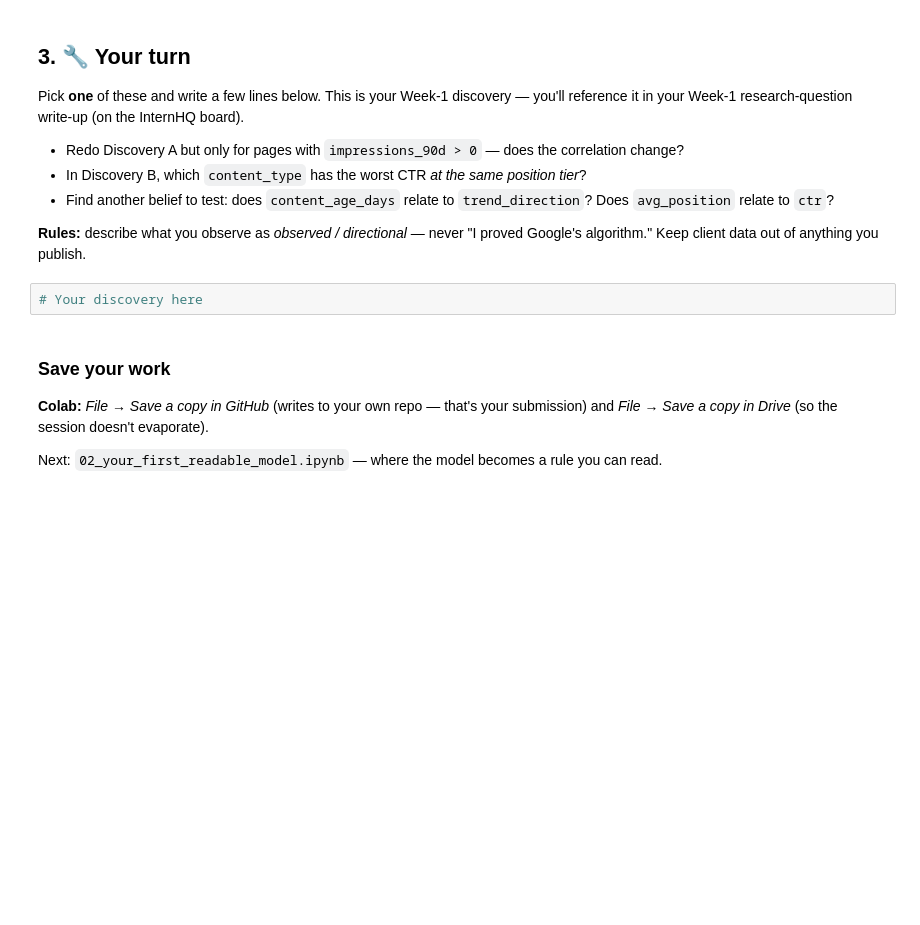
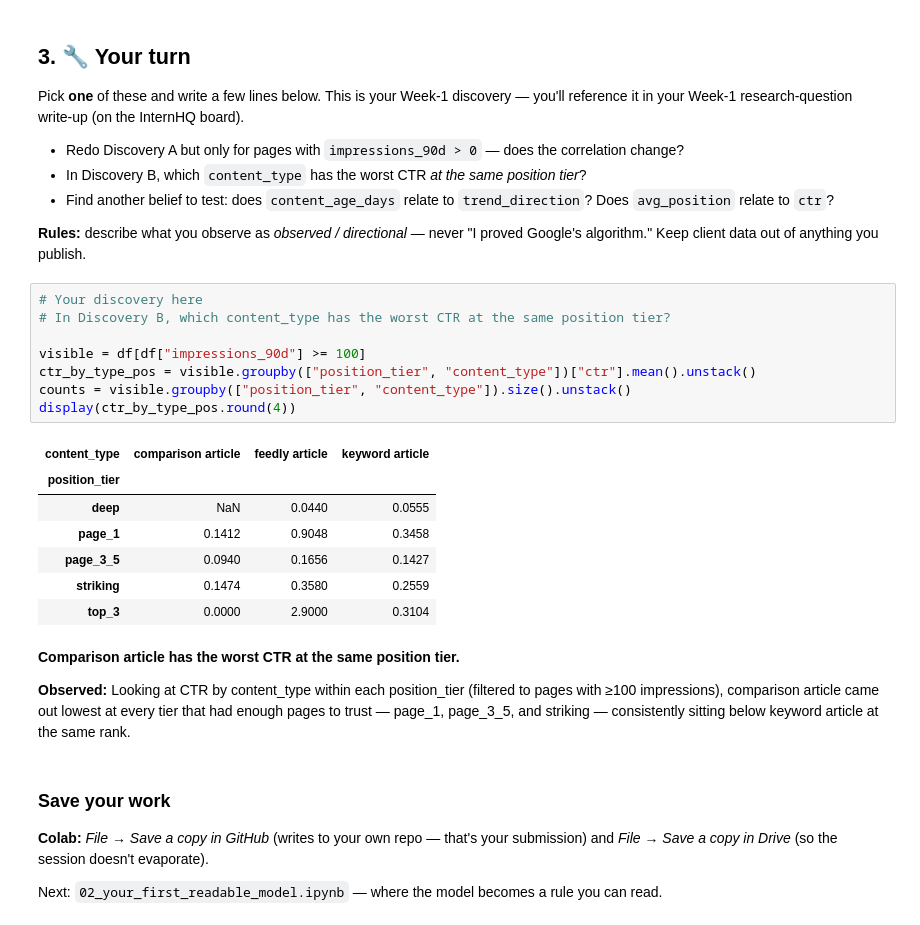
Before and after one commit to Fahad-Alam-Jamal/Flyrank_ML_Internship, a Jupyter notebook: notebooks/01_first_look_and_discovery.ipynb, the cells around one changed output. Saved outputs shown, nothing was run; the diff lists cells and outputs as text; blank space fills up the shorter version.

```diff
--- a/notebooks/01_first_look_and_discovery.ipynb
+++ b/notebooks/01_first_look_and_discovery.ipynb
@@ -97,8 +153,26 @@ Pick **one** of these and write a few lines below. This is your Week-1 discovery
 - Find another belief to test: does `content_age_days` relate to `trend_direction`? Does `avg_position` relate to `ctr`?
 
 **Rules:** describe what you observe as *observed / directional* — never "I proved Google's algorithm." Keep client data out of anything you publish.
-# %%
-# Your discovery here
+# %%
+# Your discovery here
+# In Discovery B, which content_type has the worst CTR at the same position tier?
+
+visible = df[df["impressions_90d"] >= 100]
+ctr_by_type_pos = visible.groupby(["position_tier", "content_type"])["ctr"].mean().unstack()
+counts = visible.groupby(["position_tier", "content_type"]).size().unstack()
+display(ctr_by_type_pos.round(4))
+# %% [output]
+| content_type | comparison article | feedly article | keyword article |
+| position_tier |  |  |  |
+| deep | NaN | 0.0440 | 0.0555 |
+| page_1 | 0.1412 | 0.9048 | 0.3458 |
+| page_3_5 | 0.0940 | 0.1656 | 0.1427 |
+| striking | 0.1474 | 0.3580 | 0.2559 |
+| top_3 | 0.0000 | 2.9000 | 0.3104 |
+# %% [markdown]
+**Comparison article has the worst CTR at the same position tier.**
+
+**Observed:** Looking at CTR by content_type within each position_tier (filtered to pages with ≥100 impressions), comparison article came out lowest at every tier that had enough pages to trust — page_1, page_3_5, and striking — consistently sitting below keyword article at the same rank.
 # %% [markdown]
 ### Save your work
 **Colab:** *File → Save a copy in GitHub* (writes to your own repo — that's your submission) and *File → Save a copy in Drive* (so the session doesn't evaporate).
```
Also changed, not shown: parts of 8 cells of this notebook.
